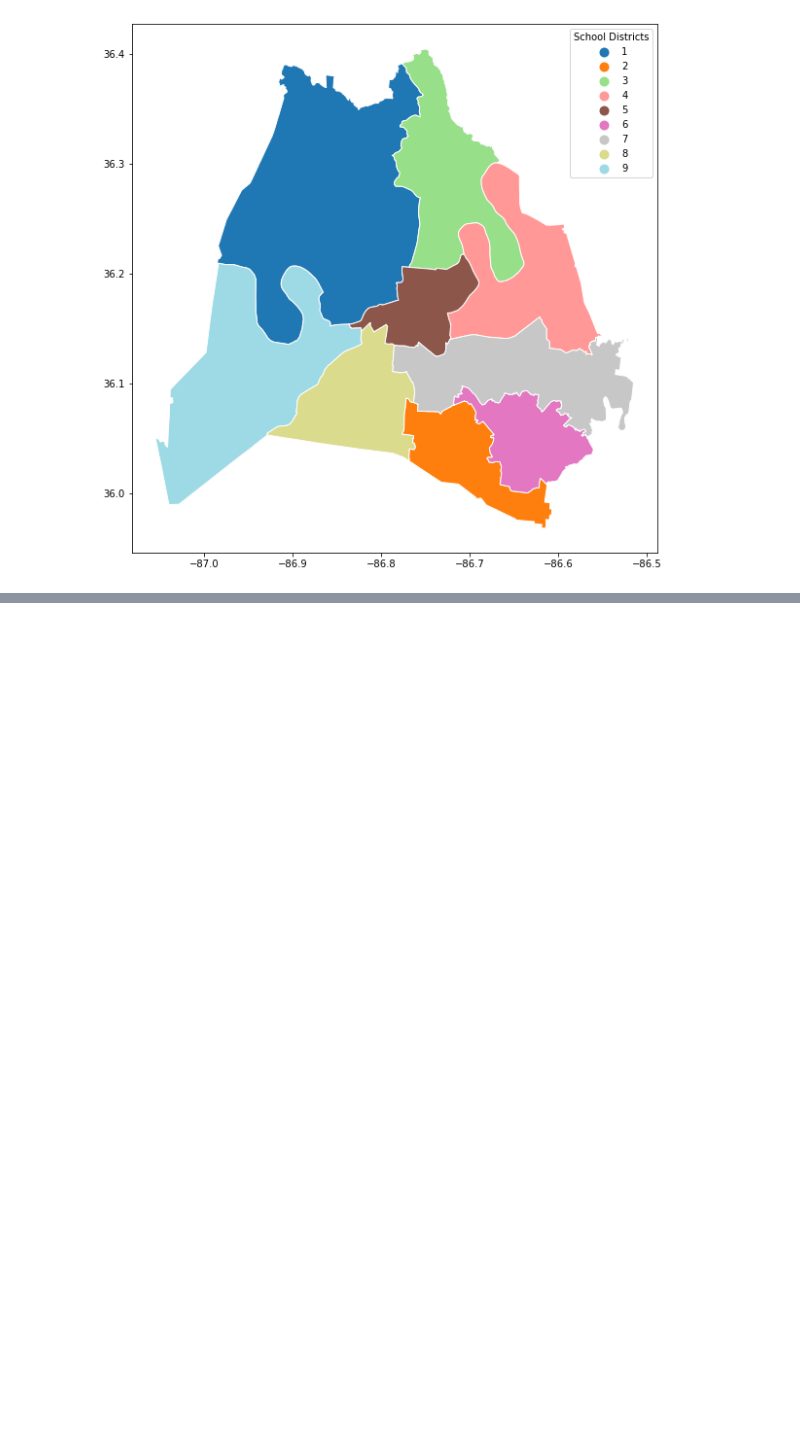
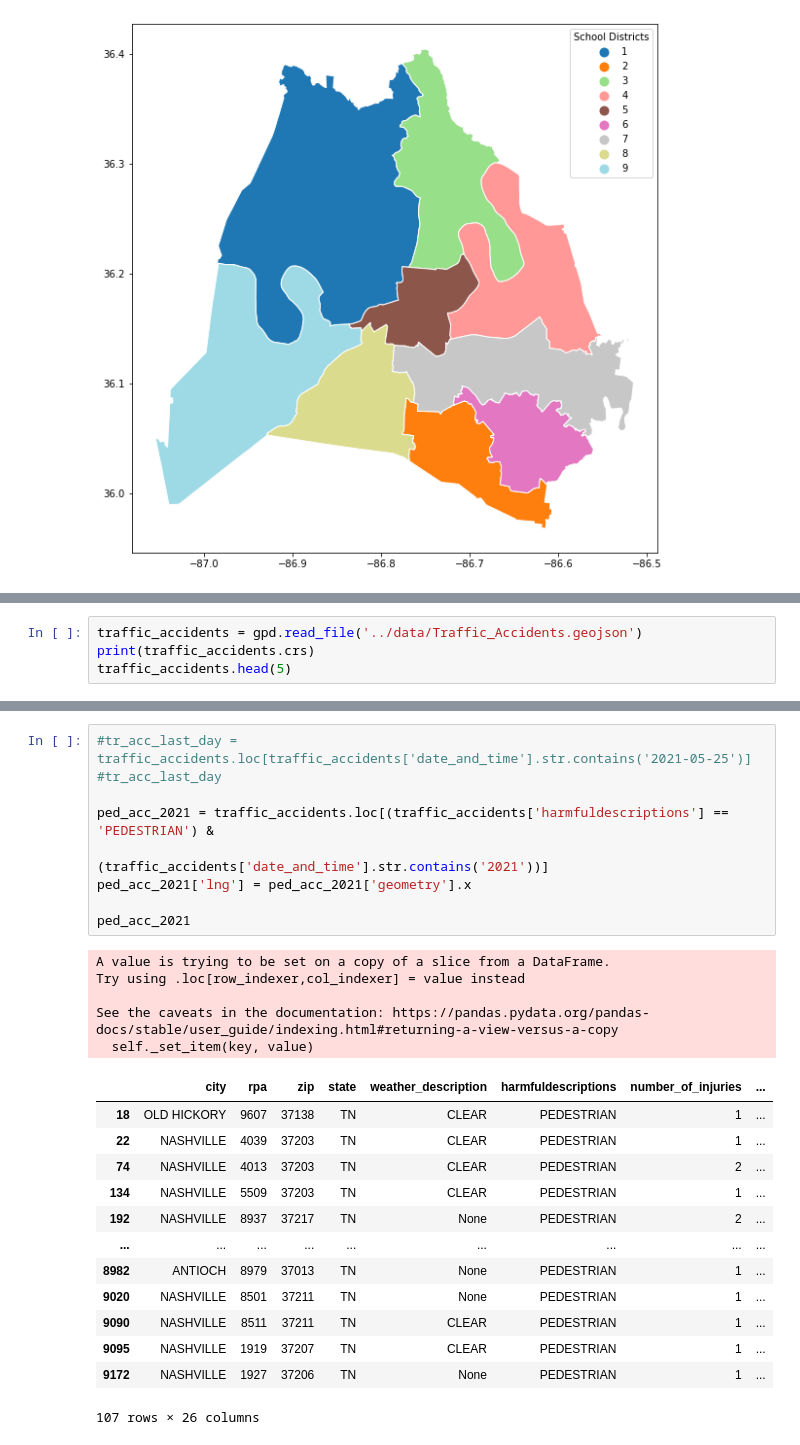
Before and after one commit to PatrickAtwater/Pedestrian_Accidents_by_School_District_Geospatial_Pandas, a Jupyter notebook: notebooks/geospatial_project.ipynb, the cells around one changed output, grey strips where cells are left out. Cells and saved outputs as stored; diff of their text form; blank space fills up the shorter version.

```diff
--- a/notebooks/geospatial_project.ipynb
+++ b/notebooks/geospatial_project.ipynb
@@ -56,0 +55,4 @@ Schools
+# %%
+traffic_accidents = gpd.read_file('../data/Traffic_Accidents.geojson')
+print(traffic_accidents.crs)
+traffic_accidents.head(5)
@@ -56,0 +98,28 @@ Schools
+# %%
+#tr_acc_last_day = traffic_accidents.loc[traffic_accidents['date_and_time'].str.contains('2021-05-25')]
+#tr_acc_last_day
+
+ped_acc_2021 = traffic_accidents.loc[(traffic_accidents['harmfuldescriptions'] == 'PEDESTRIAN') &
+                                     (traffic_accidents['date_and_time'].str.contains('2021'))]
+ped_acc_2021['lng'] = ped_acc_2021['geometry'].x
+
+ped_acc_2021
+# %% [output]
+A value is trying to be set on a copy of a slice from a DataFrame.
+Try using .loc[row_indexer,col_indexer] = value instead
+
+See the caveats in the documentation: https://pandas.pydata.org/pandas-docs/stable/user_guide/indexing.html#returning-a-view-versus-a-copy
+  self._set_item(key, value)
+|  | city | rpa | zip | state | weather_description | harmfuldescriptions | number_of_injuries | ... |
+| 18 | OLD HICKORY | 9607 | 37138 | TN | CLEAR | PEDESTRIAN | 1 | ... |
+| 22 | NASHVILLE | 4039 | 37203 | TN | CLEAR | PEDESTRIAN | 1 | ... |
+| 74 | NASHVILLE | 4013 | 37203 | TN | CLEAR | PEDESTRIAN | 2 | ... |
+| 134 | NASHVILLE | 5509 | 37203 | TN | CLEAR | PEDESTRIAN | 1 | ... |
+| 192 | NASHVILLE | 8937 | 37217 | TN | None | PEDESTRIAN | 2 | ... |
+| ... | ... | ... | ... | ... | ... | ... | ... | ... |
+| 8982 | ANTIOCH | 8979 | 37013 | TN | None | PEDESTRIAN | 1 | ... |
+| 9020 | NASHVILLE | 8501 | 37211 | TN | None | PEDESTRIAN | 1 | ... |
+| 9090 | NASHVILLE | 8511 | 37211 | TN | CLEAR | PEDESTRIAN | 1 | ... |
+| 9095 | NASHVILLE | 1919 | 37207 | TN | CLEAR | PEDESTRIAN | 1 | ... |
+| 9172 | NASHVILLE | 1927 | 37206 | TN | None | PEDESTRIAN | 1 | ... |
+107 rows × 26 columns
```
Also changed, not shown: parts of 22 cells of this notebook.
